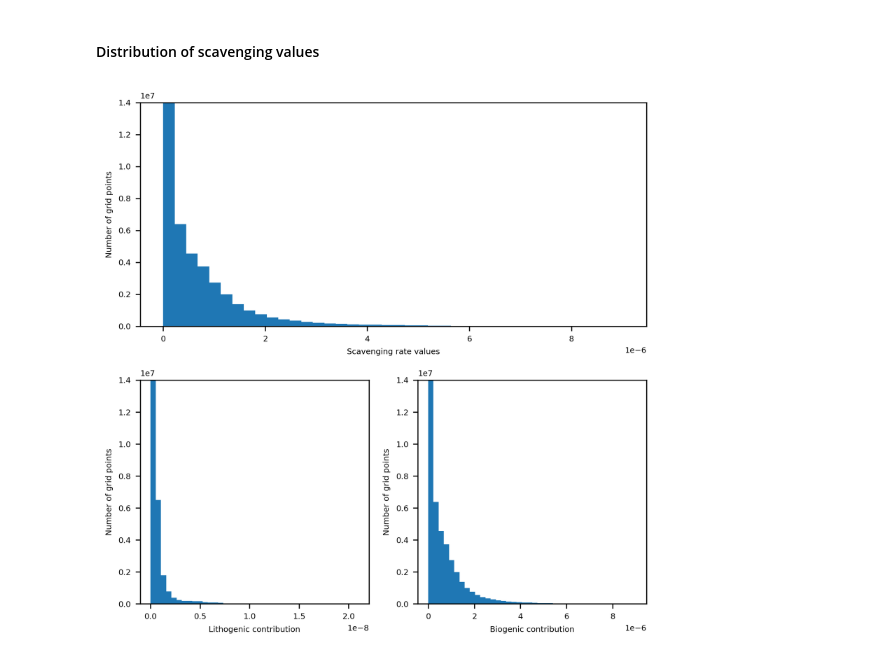
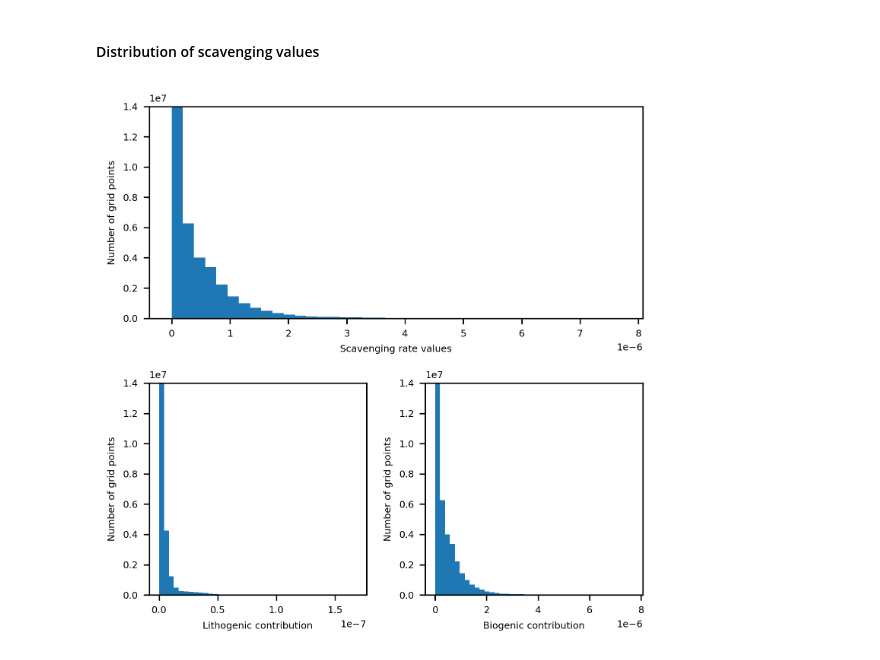
Before and after one commit to UBC-MOAD/analysis-brogalla, a Jupyter notebook: paper3/forcing/visualize-scavenging.ipynb, the cells around one changed output. Drawn from its saved outputs; the diff is of its cells as text; code cells hidden in the pictures.

```diff
--- a/paper3/forcing/visualize-scavenging.ipynb
+++ b/paper3/forcing/visualize-scavenging.ipynb
@@ -91,7 +90,7 @@ bio_2015   = np.empty((12,50,isize,jsize)); bio_2015[:]   = np.nan;
 litho_2015 = np.empty((12,50,isize,jsize)); litho_2015[:] = np.nan;
 
 for month in range(1,13):
-    biom, lithom = open_file('particle3/', 2015, month)
+    biom, lithom = open_file('particle8-2/', 2015, month)
     bio_2015[month-1,:,:,:]   = biom[:,imin:imax,jmin:jmax]
     litho_2015[month-1,:,:,:] = lithom[:,imin:imax,jmin:jmax]
 # %%
@@ -102,38 +98,42 @@ litho_masked = np.ma.masked_where((mesh_tile<0.1), litho_2015)
 # %%
+# Mask land values:
+bio_masked   = np.ma.masked_where((mesh_tile<0.1), bio_2015)
+litho_masked = np.ma.masked_where((mesh_tile<0.1), litho_2015)
+
 # Calculate scavenging rate based on particle fields:
 kp   = 1e-5 # per second
 beta = 0.03 # fraction
-scavenging_rate = kp * (beta*litho_masked + (1-beta)*bio_masked)
+scavenging_rate = kp * (litho_masked + bio_masked)
 # %%
-fig = plt.figure(figsize=(6,6), dpi=300)
+fig = plt.figure(figsize=(5,5), dpi=300)
 gs  = fig.add_gridspec(2,2)
 ax1 = fig.add_subplot(gs[0, :])
 ax2 = fig.add_subplot(gs[1, 0])
 ax3 = fig.add_subplot(gs[1, 1])
 
 for axis in [ax1, ax2, ax3]:
     axis.set_ylim(0,1.4e7)
-#     axis.set_xlim(0,7e-6)
+    axis.set_xlim(0,7e-6)
     axis.set_ylabel('Number of grid points', fontsize=6)
     axis.tick_params(axis='both', labelsize=6)
     t = axis.yaxis.get_offset_text()
     r = axis.xaxis.get_offset_text()
     t.set_size(6); r.set_size(6);
 
 nbins=40
 
 # General scavenging rate histogram:
 ax1.hist(scavenging_rate.compressed(), bins=nbins);
 ax1.set_xlabel('Scavenging rate values', fontsize=6)
 
 # Lithogenic contribution to scavenging histogram:
-ax2.hist(litho_masked.compressed()*beta*kp, bins=nbins);
+ax2.hist(litho_masked.compressed()*kp, bins=nbins);
 ax2.set_xlabel('Lithogenic contribution', fontsize=6)
 
 # Biogenic contribution to scavenging histogram:
-ax3.hist(bio_masked.compressed()*(1-beta)*kp, bins=nbins);
+ax3.hist(bio_masked.compressed()*kp, bins=nbins);
 ax3.set_xlabel('Biogenic contribution', fontsize=6)
 
 plt.tight_layout()
 # %% [output]
-[figure, old version]
+[figure, new version]
```
Also changed, not shown: parts of 9 cells of this notebook, 1 other file.
